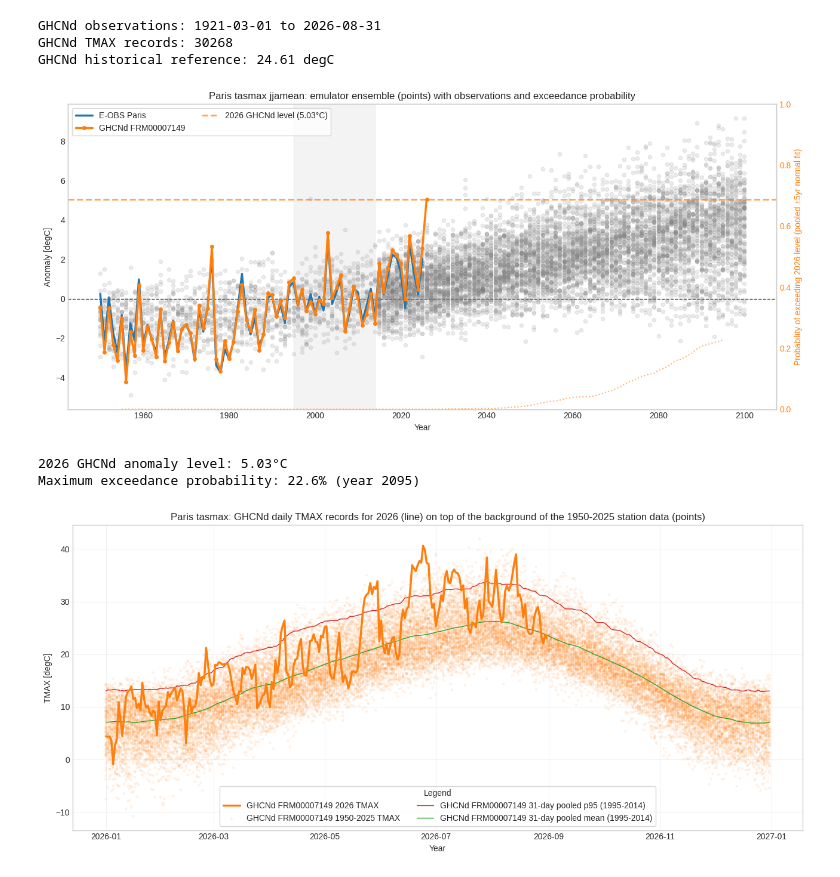
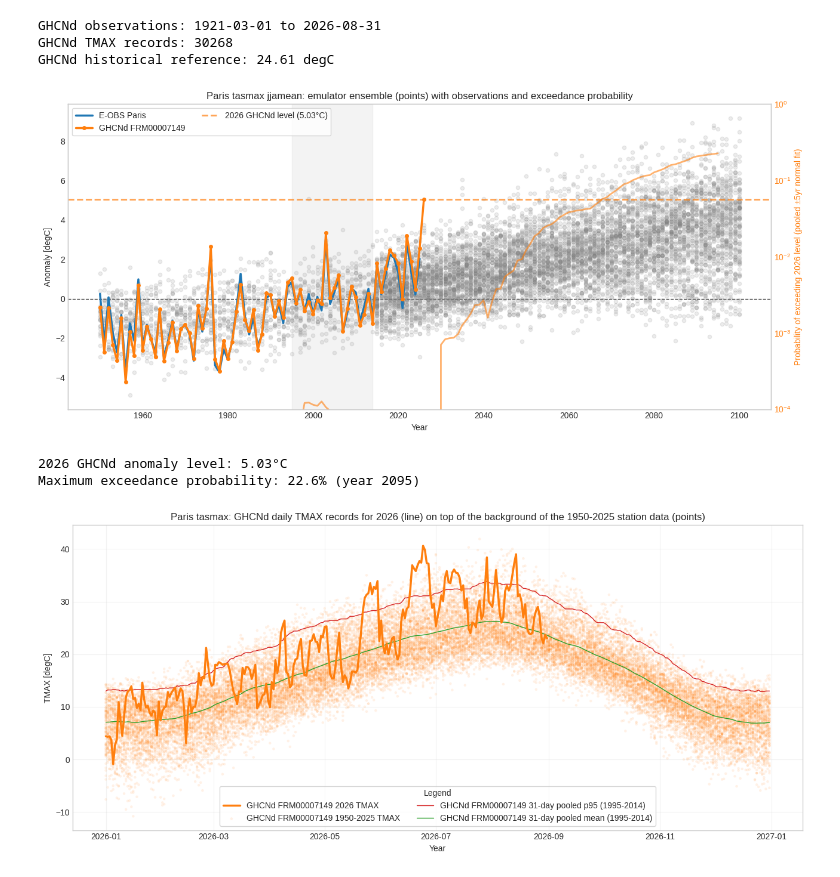
Before and after one commit to jesusff/T33-Emulator-hub, a Jupyter notebook: notebooks/city_level_emulator_ensemble_and_observations.ipynb, the cells around one changed output. Cells and saved outputs as stored; diff of their text form; code cells hidden in the pictures.

```diff
--- a/notebooks/city_level_emulator_ensemble_and_observations.ipynb
+++ b/notebooks/city_level_emulator_ensemble_and_observations.ipynb
@@ -375,7 +375,7 @@ if CITY == "Paris":
     years = []
     for year in valid_years:
         prob = pooled_gev_exceedance_probability(year, ghcnd_2026_anomaly)
-        exceedance_prob.append(prob)
+        exceedance_prob.append(max(prob, np.finfo(float).tiny))
         years.append(year)
 
     ax2 = ax1.twinx()
@@ -383,17 +383,18 @@ if CITY == "Paris":
         years,
         exceedance_prob,
         color="#ff7f0e",
-        linewidth=1.5,
+        linewidth=2,
         alpha=0.6,
-        linestyle=":",
+        linestyle="-",
         label=f"Exceedance probability (pooled ±{POOL_HALF_WINDOW}yr {exceedance_prob_label} fit)",
     )
+    ax2.set_yscale("log")
     ax2.set_ylabel(
         f"Probability of exceeding 2026 level (pooled ±{POOL_HALF_WINDOW}yr {exceedance_prob_label} fit)",
         color="#ff7f0e",
     )
     ax2.tick_params(axis="y", labelcolor="#ff7f0e")
-    ax2.set_ylim([0, 1])
+    ax2.set_ylim(bottom=1e-4, top=1)
     ax2.grid(False)
 
     ax1.set_title(
@@ -415,34 +416,34 @@ if CITY == "Paris":
         0,
         color="black",
         linewidth=1.0,
         linestyle="--",
         zorder=0,
         alpha=0.7,
     )
     ax1.legend(
         loc="upper left",
         frameon=True,
         ncols=2,
     )
     ax1.grid(False)
     plt.tight_layout()
 
     save_figure(
         fig,
         f"104_{CITY}_{VARIABLE}_{DIAGNOSTIC_ID}_points_exceedance",
         config,
     )
     plt.show()
 
     print(
         f"2026 GHCNd anomaly level: {ghcnd_2026_anomaly:.2f}°C"
     )
     print(
         f"Maximum exceedance probability: "
         f"{max(exceedance_prob):.1%} (year {years[exceedance_prob.index(max(exceedance_prob))]})"
     )
 # %% [output]
-[figure, old version]
+[figure, new version]
 2026 GHCNd anomaly level: 5.03°C
 Maximum exceedance probability: 22.6% (year 2095)
 # %%
```
Also changed, not shown: parts of 2 cells of this notebook.
